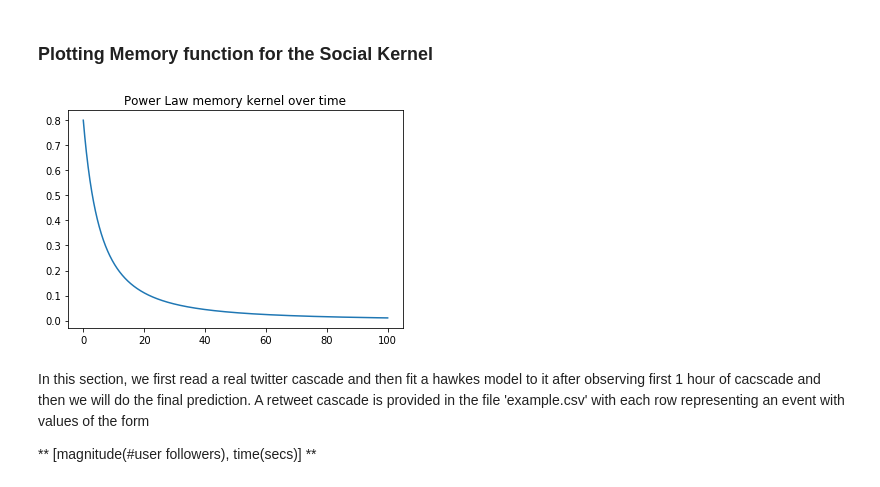
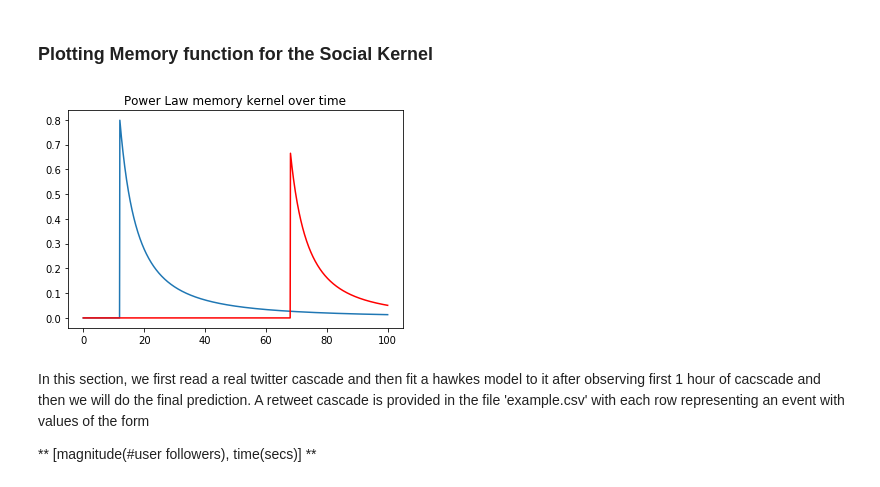
Before and after one commit to mohamedbejaoui/Tweets_Popularity_Prediction, a Jupyter notebook: hawkes_point_process/marked_hawkes_point_process.ipynb, the cells around one changed output. Cells and saved outputs as stored; diff of their text form; code cells hidden in the pictures.

```diff
--- a/hawkes_point_process/marked_hawkes_point_process.ipynb
+++ b/hawkes_point_process/marked_hawkes_point_process.ipynb
@@ -15,18 +15,21 @@ We will start with visualizing how would kernel function for an event with mark
 ### Plotting Memory function for the Social Kernel
 # %%
 # initial event we want to use for simmulation (magnitude, time)
-event = [1000, 0]
+event1, event2 = [1000, 12], [750, 68]
 # series of time points we want to simmulate event for
 t = np.linspace(0, 100, 1000)
 
 # Power Law Kernel
 # calling the kernelfunction to get the values
-pl_values = kernel_fct(event=event, t=t)
+pl_values1 = kernel_fct(event=event1, t=t)
+pl_values2 = kernel_fct(event=event2, t=t)
 
-plt.plot(t, pl_values)
+plt.plot(t, pl_values1)
+plt.plot(t, pl_values2, 'r')
+
 plt.title("Power Law memory kernel over time");
 # %% [output]
-[figure, old version]
+[figure, new version]
 # %% [markdown]
 In this section, we first read a real twitter cascade and then fit a hawkes model to it after observing first 1 hour of cacscade and then we will do the final prediction. A retweet cascade is provided in the file 'example.csv' with each row representing an event with values of the form
 
```
Also changed, not shown: parts of 4 cells of this notebook, 8 other files.
